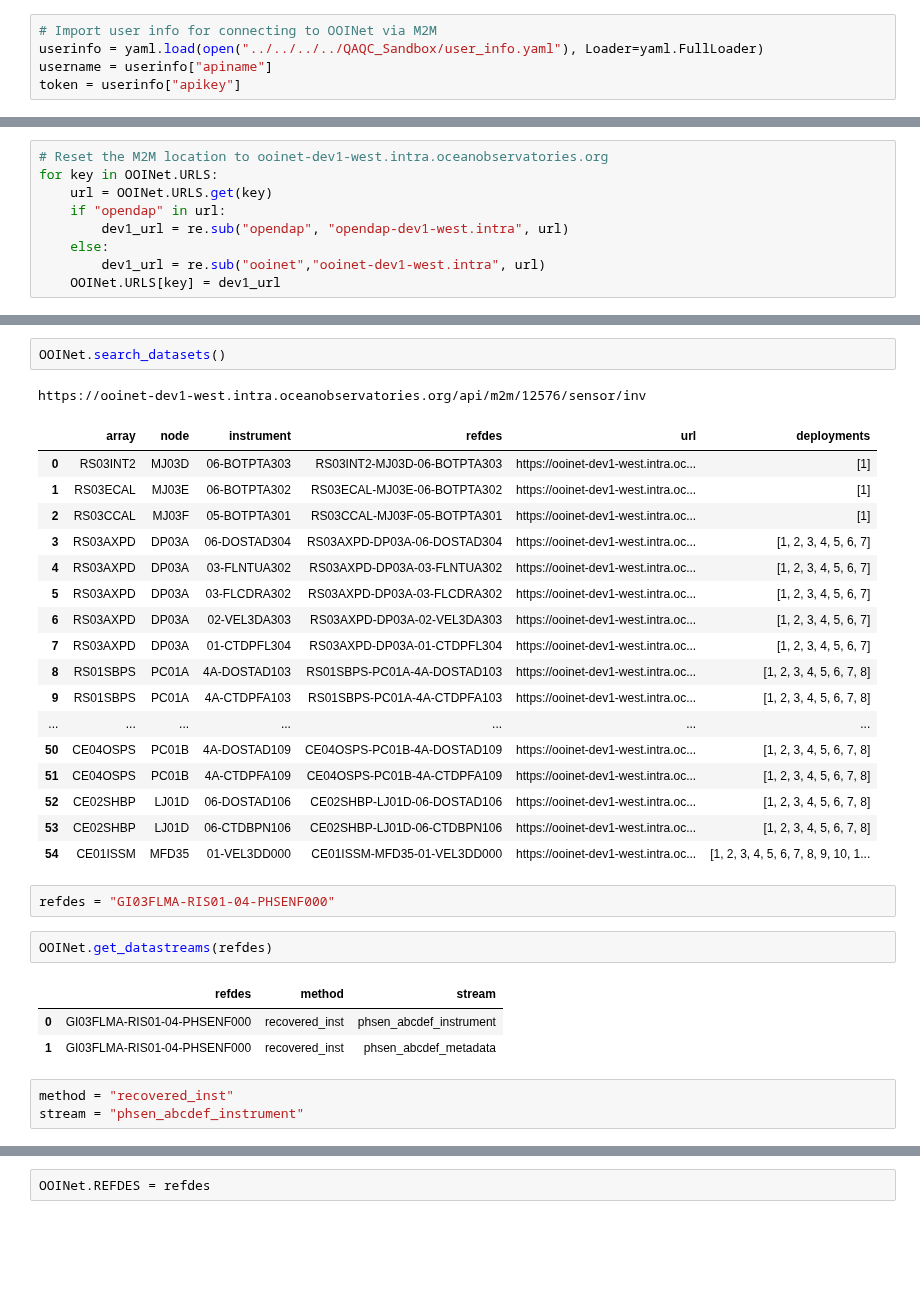
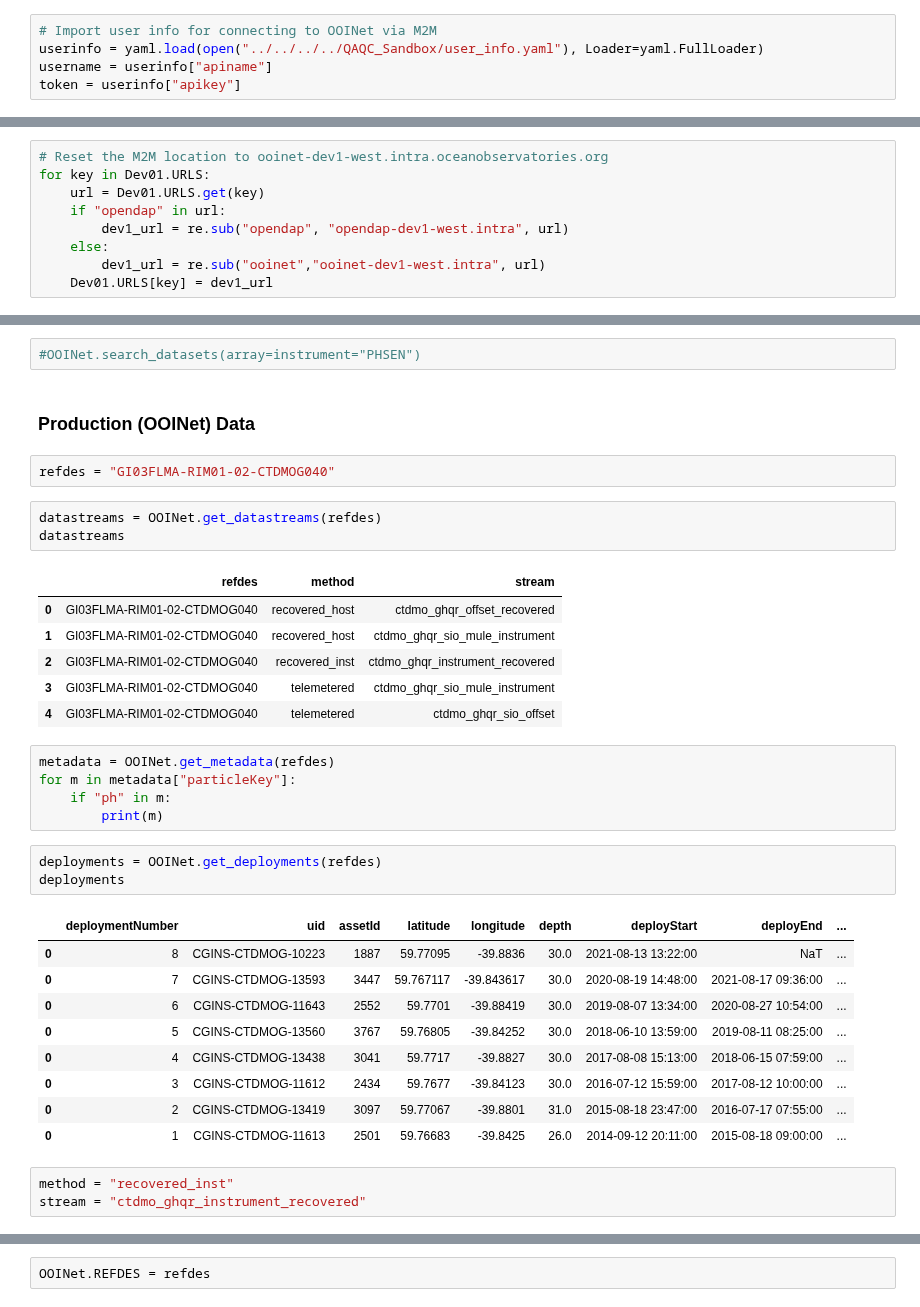
Before and after one commit to cooleyky/QAQC_Sandbox, a Jupyter notebook: QARTOD/Testing/scripts/QARTOD_testing_CGSN.ipynb, the cells around one changed output, grey strips where cells are left out. Saved outputs shown, nothing was run; the diff lists cells and outputs as text; blank space fills up the shorter version.

```diff
--- a/QARTOD/Testing/scripts/QARTOD_testing_CGSN.ipynb
+++ b/QARTOD/Testing/scripts/QARTOD_testing_CGSN.ipynb
@@ -34,9 +23,9 @@ OOINet.URLS
 # %%
 # Reset the M2M location to ooinet-dev1-west.intra.oceanobservatories.org
-for key in OOINet.URLS:
-    url = OOINet.URLS.get(key)
+for key in Dev01.URLS:
+    url = Dev01.URLS.get(key)
     if "opendap" in url:
         dev1_url = re.sub("opendap", "opendap-dev1-west.intra", url)
     else:
         dev1_url = re.sub("ooinet","ooinet-dev1-west.intra", url)
-    OOINet.URLS[key] = dev1_url
+    Dev01.URLS[key] = dev1_url
@@ -55,32 +32,37 @@ OOINet.URLS
-# %%
-OOINet.search_datasets()
-# %% [output]
-https://ooinet-dev1-west.intra.oceanobservatories.org/api/m2m/12576/sensor/inv
-|  | array | node | instrument | refdes | url | deployments |
-| 0 | RS03INT2 | MJ03D | 06-BOTPTA303 | RS03INT2-MJ03D-06-BOTPTA303 | https://ooinet-dev1-west.intra.oc... | [1] |
-| 1 | RS03ECAL | MJ03E | 06-BOTPTA302 | RS03ECAL-MJ03E-06-BOTPTA302 | https://ooinet-dev1-west.intra.oc... | [1] |
-| 2 | RS03CCAL | MJ03F | 05-BOTPTA301 | RS03CCAL-MJ03F-05-BOTPTA301 | https://ooinet-dev1-west.intra.oc... | [1] |
-| 3 | RS03AXPD | DP03A | 06-DOSTAD304 | RS03AXPD-DP03A-06-DOSTAD304 | https://ooinet-dev1-west.intra.oc... | [1, 2, 3, 4, 5, 6, 7] |
-| 4 | RS03AXPD | DP03A | 03-FLNTUA302 | RS03AXPD-DP03A-03-FLNTUA302 | https://ooinet-dev1-west.intra.oc... | [1, 2, 3, 4, 5, 6, 7] |
-| 5 | RS03AXPD | DP03A | 03-FLCDRA302 | RS03AXPD-DP03A-03-FLCDRA302 | https://ooinet-dev1-west.intra.oc... | [1, 2, 3, 4, 5, 6, 7] |
-| 6 | RS03AXPD | DP03A | 02-VEL3DA303 | RS03AXPD-DP03A-02-VEL3DA303 | https://ooinet-dev1-west.intra.oc... | [1, 2, 3, 4, 5, 6, 7] |
-| 7 | RS03AXPD | DP03A | 01-CTDPFL304 | RS03AXPD-DP03A-01-CTDPFL304 | https://ooinet-dev1-west.intra.oc... | [1, 2, 3, 4, 5, 6, 7] |
-| 8 | RS01SBPS | PC01A | 4A-DOSTAD103 | RS01SBPS-PC01A-4A-DOSTAD103 | https://ooinet-dev1-west.intra.oc... | [1, 2, 3, 4, 5, 6, 7, 8] |
-| 9 | RS01SBPS | PC01A | 4A-CTDPFA103 | RS01SBPS-PC01A-4A-CTDPFA103 | https://ooinet-dev1-west.intra.oc... | [1, 2, 3, 4, 5, 6, 7, 8] |
-| ... | ... | ... | ... | ... | ... | ... |
-| 50 | CE04OSPS | PC01B | 4A-DOSTAD109 | CE04OSPS-PC01B-4A-DOSTAD109 | https://ooinet-dev1-west.intra.oc... | [1, 2, 3, 4, 5, 6, 7, 8] |
-| 51 | CE04OSPS | PC01B | 4A-CTDPFA109 | CE04OSPS-PC01B-4A-CTDPFA109 | https://ooinet-dev1-west.intra.oc... | [1, 2, 3, 4, 5, 6, 7, 8] |
-| 52 | CE02SHBP | LJ01D | 06-DOSTAD106 | CE02SHBP-LJ01D-06-DOSTAD106 | https://ooinet-dev1-west.intra.oc... | [1, 2, 3, 4, 5, 6, 7, 8] |
-| 53 | CE02SHBP | LJ01D | 06-CTDBPN106 | CE02SHBP-LJ01D-06-CTDBPN106 | https://ooinet-dev1-west.intra.oc... | [1, 2, 3, 4, 5, 6, 7, 8] |
-| 54 | CE01ISSM | MFD35 | 01-VEL3DD000 | CE01ISSM-MFD35-01-VEL3DD000 | https://ooinet-dev1-west.intra.oc... | [1, 2, 3, 4, 5, 6, 7, 8, 9, 10, 1... |
-# %%
-refdes = "GI03FLMA-RIS01-04-PHSENF000"
+# %%
+#OOINet.search_datasets(array=instrument="PHSEN")
+# %% [markdown]
+### Production (OOINet) Data
+# %%
+refdes = "GI03FLMA-RIM01-02-CTDMOG040"
 # %%
-OOINet.get_datastreams(refdes)
+datastreams = OOINet.get_datastreams(refdes)
+datastreams
 # %% [output]
 |  | refdes | method | stream |
-| 0 | GI03FLMA-RIS01-04-PHSENF000 | recovered_inst | phsen_abcdef_instrument |
-| 1 | GI03FLMA-RIS01-04-PHSENF000 | recovered_inst | phsen_abcdef_metadata |
+| 0 | GI03FLMA-RIM01-02-CTDMOG040 | recovered_host | ctdmo_ghqr_offset_recovered |
+| 1 | GI03FLMA-RIM01-02-CTDMOG040 | recovered_host | ctdmo_ghqr_sio_mule_instrument |
+| 2 | GI03FLMA-RIM01-02-CTDMOG040 | recovered_inst | ctdmo_ghqr_instrument_recovered |
+| 3 | GI03FLMA-RIM01-02-CTDMOG040 | telemetered | ctdmo_ghqr_sio_mule_instrument |
+| 4 | GI03FLMA-RIM01-02-CTDMOG040 | telemetered | ctdmo_ghqr_sio_offset |
+# %%
+metadata = OOINet.get_metadata(refdes)
+for m in metadata["particleKey"]:
+    if "ph" in m:
+        print(m)
+# %%
+deployments = OOINet.get_deployments(refdes)
+deployments
+# %% [output]
+|  | deploymentNumber | uid | assetId | latitude | longitude | depth | deployStart | deployEnd | ... |
+| 0 | 8 | CGINS-CTDMOG-10223 | 1887 | 59.77095 | -39.8836 | 30.0 | 2021-08-13 13:22:00 | NaT | ... |
+| 0 | 7 | CGINS-CTDMOG-13593 | 3447 | 59.767117 | -39.843617 | 30.0 | 2020-08-19 14:48:00 | 2021-08-17 09:36:00 | ... |
+| 0 | 6 | CGINS-CTDMOG-11643 | 2552 | 59.7701 | -39.88419 | 30.0 | 2019-08-07 13:34:00 | 2020-08-27 10:54:00 | ... |
+| 0 | 5 | CGINS-CTDMOG-13560 | 3767 | 59.76805 | -39.84252 | 30.0 | 2018-06-10 13:59:00 | 2019-08-11 08:25:00 | ... |
+| 0 | 4 | CGINS-CTDMOG-13438 | 3041 | 59.7717 | -39.8827 | 30.0 | 2017-08-08 15:13:00 | 2018-06-15 07:59:00 | ... |
+| 0 | 3 | CGINS-CTDMOG-11612 | 2434 | 59.7677 | -39.84123 | 30.0 | 2016-07-12 15:59:00 | 2017-08-12 10:00:00 | ... |
+| 0 | 2 | CGINS-CTDMOG-13419 | 3097 | 59.77067 | -39.8801 | 31.0 | 2015-08-18 23:47:00 | 2016-07-17 07:55:00 | ... |
+| 0 | 1 | CGINS-CTDMOG-11613 | 2501 | 59.76683 | -39.8425 | 26.0 | 2014-09-12 20:11:00 | 2015-08-18 09:00:00 | ... |
 # %%
 method = "recovered_inst"
-stream = "phsen_abcdef_instrument"
+stream = "ctdmo_ghqr_instrument_recovered"
```
Also changed, not shown: parts of 63 cells of this notebook.
